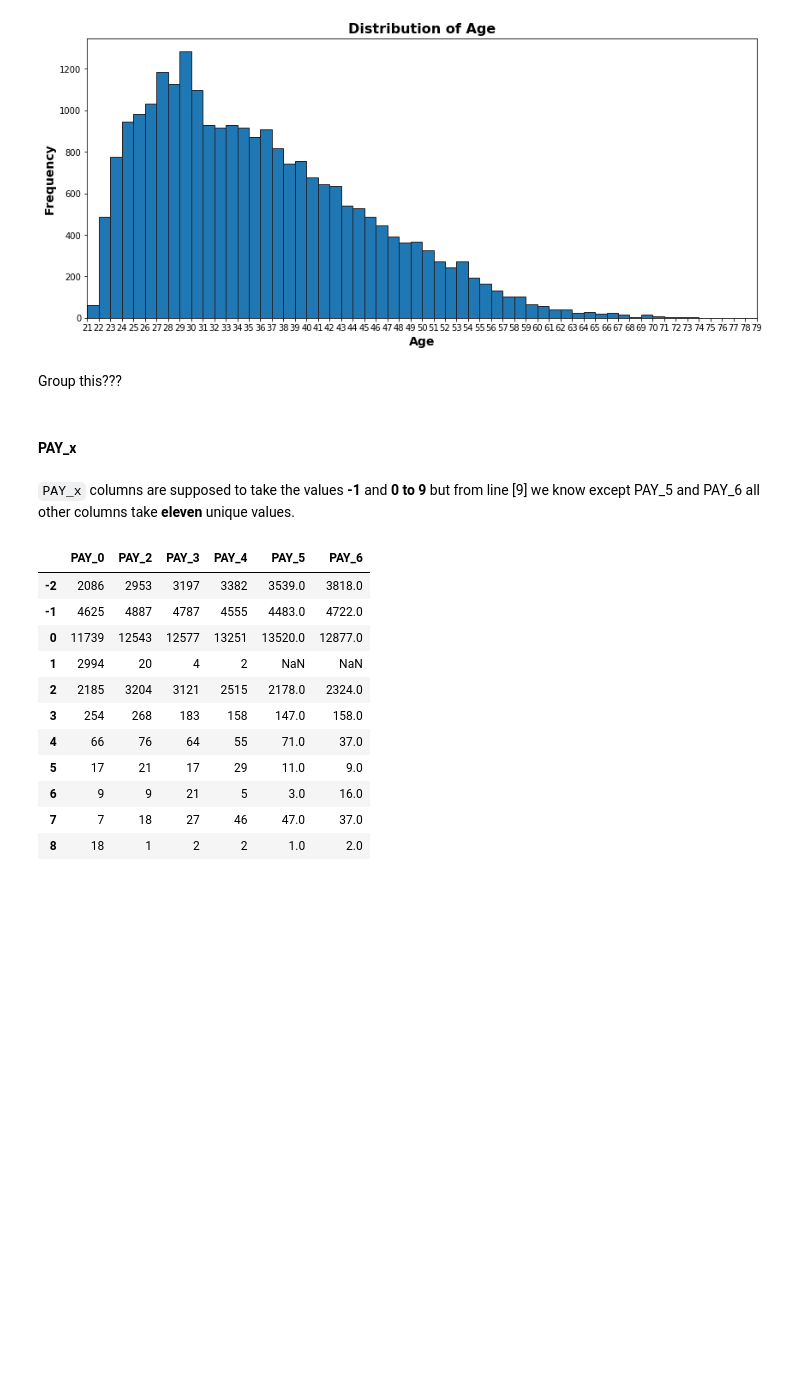
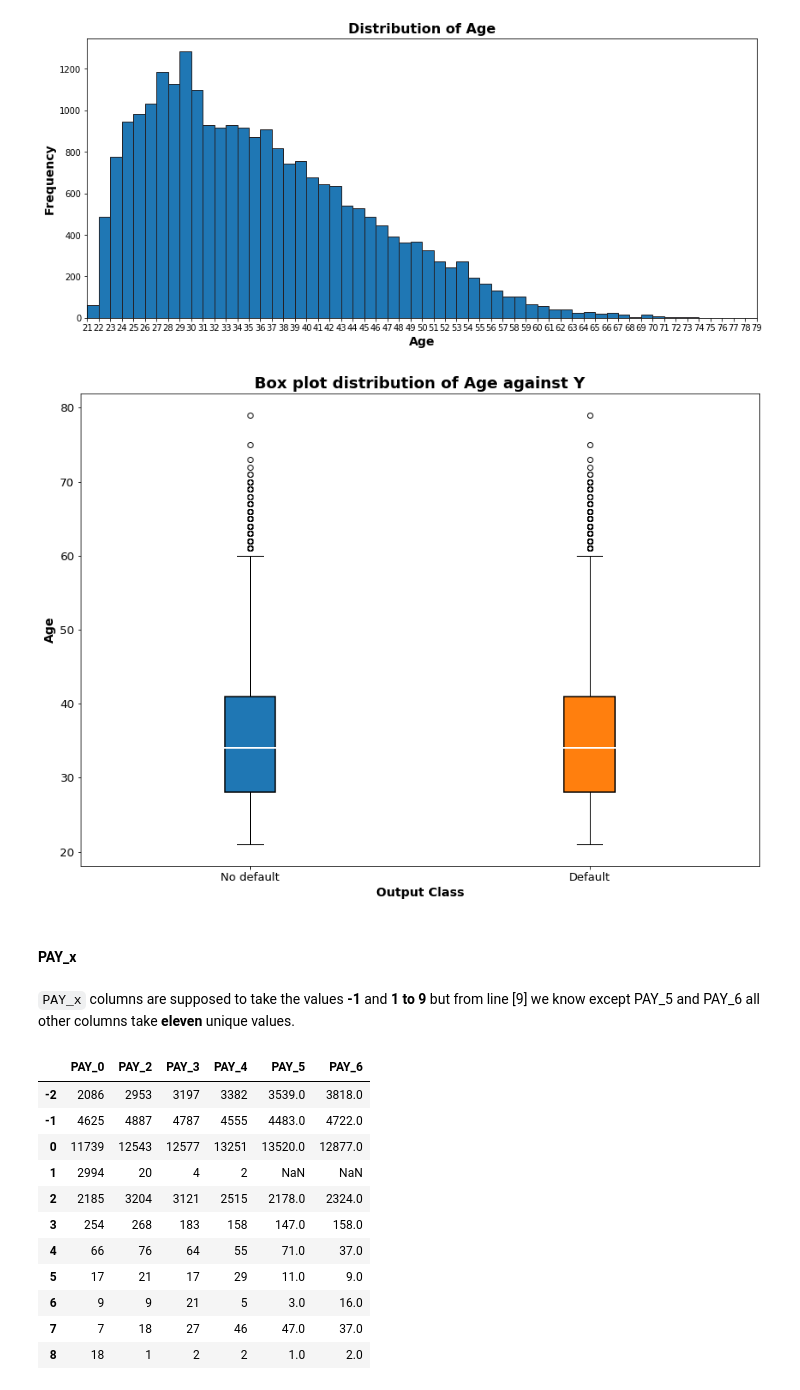
Before and after one commit to arundathi-shanthini/Credit-default-classifier-UCI-MLR, a Jupyter notebook: Credit Card Default.ipynb, the cells around one changed output. Cells and saved outputs as stored; diff of their text form; code cells hidden in the pictures; blank space fills up the shorter version.

```diff
--- a/Credit Card Default.ipynb
+++ b/Credit Card Default.ipynb
@@ -253,12 +321,31 @@ plt.ylabel('Frequency',fontsize=14,fontweight='bold')
 plt.show()
 # %% [output]
 [figure]
-# %% [markdown]
-Group this???
+# %%
+df_age=pd.DataFrame({'0':train_data[train_data['Y']==0]['AGE']})
+df_age['1']=train_data[train_data['Y']==0]['AGE']
+# %%
+plt.figure(figsize = (14,10))
+b=plt.boxplot([df_age['0'],df_age['1']],
+             labels=['No default','Default'],
+             showfliers=True,
+             patch_artist=True,
+             medianprops={'linewidth':2,'color':'w'},
+             boxprops={'linewidth':1.5})
+b['boxes'][0].set_facecolor('#1f77b4')
+b['boxes'][1].set_facecolor('#ff7f0e')
+plt.title('Box plot distribution of Age against Y',fontsize=18,fontweight='bold')
+plt.xlabel('Output Class',fontsize=14,fontweight='bold')
+plt.ylabel('Age',fontsize=14,fontweight='bold')
+plt.xticks(fontsize=13)
+plt.yticks(fontsize=13)
+plt.show()
+# %% [output]
+[figure, added]
 # %% [markdown]
 #### PAY_x
 # %% [markdown]
-`PAY_x` columns are supposed to take the values __-1__ and  __0 to 9__ but from line [9] we know except PAY_5 and PAY_6 all other columns take __eleven__ unique values.
+`PAY_x` columns are supposed to take the values __-1__ and  __1 to 9__ but from line [9] we know except PAY_5 and PAY_6 all other columns take __eleven__ unique values.
 # %%
 d=pd.DataFrame(train_data['PAY_0'].value_counts().sort_index())
 d['PAY_2']=pd.DataFrame(train_data['PAY_2'].value_counts().sort_index())
```
Also changed, not shown: parts of 176 cells of this notebook.
